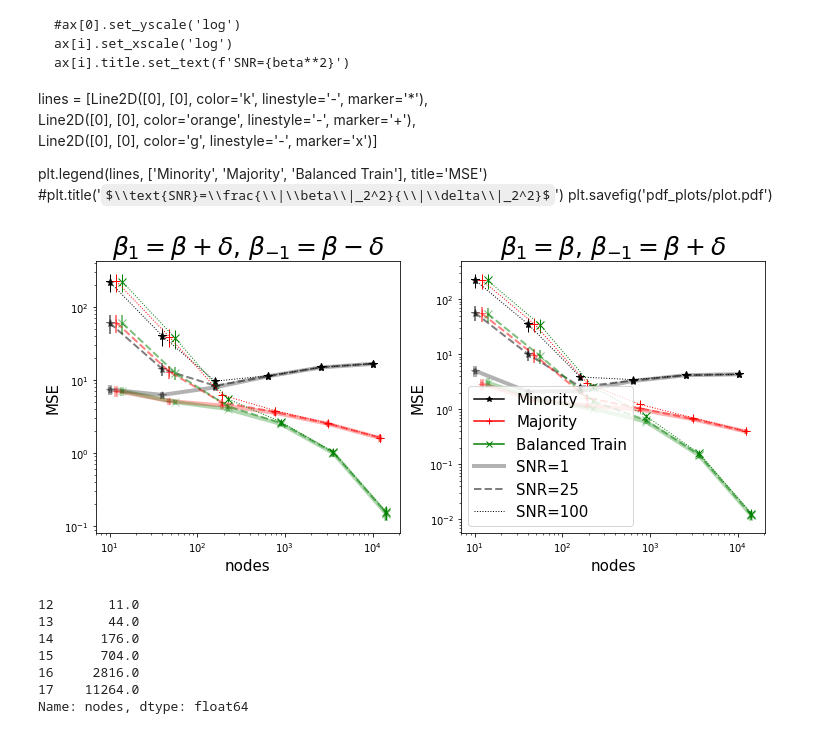
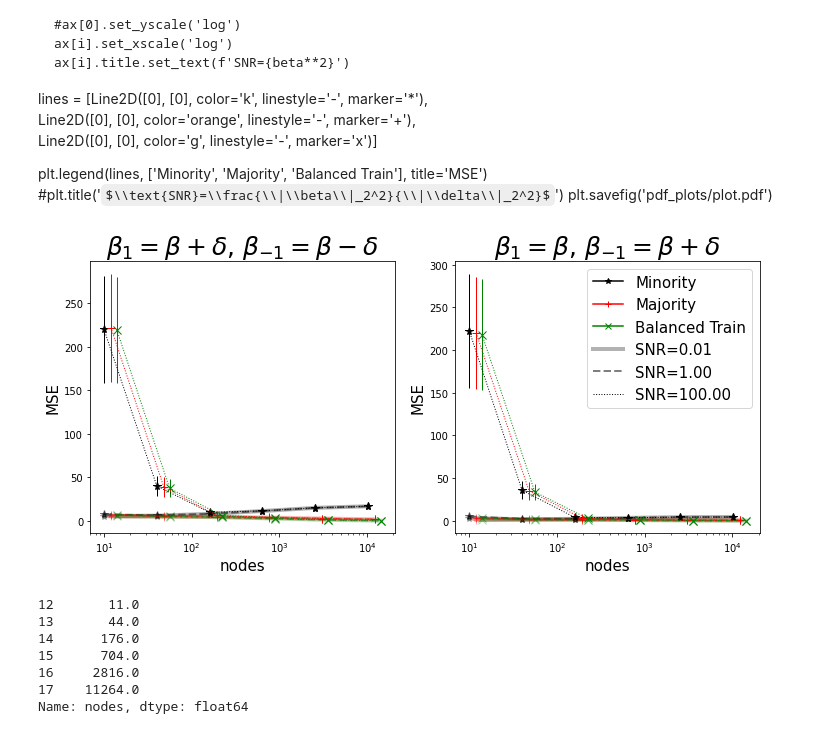
Before and after one commit to smaityumich/overparameterized-group-fairness, a Jupyter notebook: plots.ipynb, the cells around one changed output. Drawn from its saved outputs; the diff is of its cells as text; code cells hidden in the pictures; some formulas as TeX source.

```diff
--- a/plots.ipynb
+++ b/plots.ipynb
@@ -201,7 +201,7 @@ plt.legend(lines, ['Minority', 'Majority', 'Balanced Train'], title='MSE')
 #plt.title('$\\text{SNR}=\\frac{\\|\\beta\\|_2^2}{\\|\\delta\\|_2^2}$')
 plt.savefig('pdf_plots/plot.pdf')
 # %%
-betas = [1, 5, 10]
+betas = [0.1, 1, 10]
 ltys = ['-', '--', ':']
 lws = [4, 2, 1]
 alphas = [0.3, 0.5, 1]
@@ -214,36 +214,38 @@ for s, (setup, name) in enumerate(zip(setups, names)):
     result_setup = result.loc[result['setup']==setup]
     for i, (beta, lty, lw, alpha) in enumerate(zip(betas, ltys, lws, alphas)):
         result1 = result_setup.loc[result['beta-norm']==beta]
         nodes, mean_minor, std_minor = result1['nodes'],\
             result1['minority-mse']['mean'], result1['minority-mse']['std']
 
         mean_major, std_major = result1['majority-mse']['mean'], result1['majority-mse']['std']
         mean_tr, std_tr = result1['train-mse']['mean'], result1['train-mse']['std']
 
         ax[s].errorbar(nodes, mean_minor, std_minor, color = 'k', linestyle = lty,\
              marker = '*', markersize = 8, lw = lw, alpha = alpha)
         ax[s].errorbar(nodes * (1.2), mean_major, std_major, color = 'r', linestyle = lty,\
          marker = '+', markersize = 8, lw = lw, alpha = alpha)
         ax[s].errorbar(nodes * (1.4), mean_tr, std_tr, color = 'g', linestyle = lty, marker = 'x',\
          markersize = 8, lw = lw, alpha = alpha)
-        ax[s].set_yscale('log')
+        #ax[s].set_yscale('log')
         ax[s].set_xscale('log')
         ax[s].set_xlabel('nodes', fontsize = 15)
         ax[s].set_ylabel('MSE', fontsize = 15)
         ax[s].set_title(name, fontsize = 25)
         #ax[s].set_ylim(0, 20)
 
 
 lines = [Line2D([0], [0], color='k', linestyle='-', marker='*'), \
     Line2D([0], [0], color='r', linestyle='-', marker='+'), \
         Line2D([0], [0], color='g', linestyle='-', marker='x')\
         ]
+labels = ['Minority', 'Majority', 'Balanced Train']
 for i, (beta, lty, lw, alpha) in enumerate(zip(betas, ltys, lws, alphas)):
     lines.append(Line2D([0], [0], color='k', linestyle=lty, lw = lw, alpha = alpha))
-plt.legend(lines, ['Minority', 'Majority', 'Balanced Train', 'SNR=1', 'SNR=25', 'SNR=100'], fontsize = 15)
+    labels.append('SNR=%.2f'%(beta**2))
+plt.legend(lines, labels, fontsize = 15)
 plt.savefig('pdf_plots/plot.pdf')
 # %% [output]
-[figure, old version]
+[figure, new version]
 # %%
 nodes * 1.1
 # %% [output]
```
Also changed, not shown: parts of 1 cell of this notebook, 12 other files.
